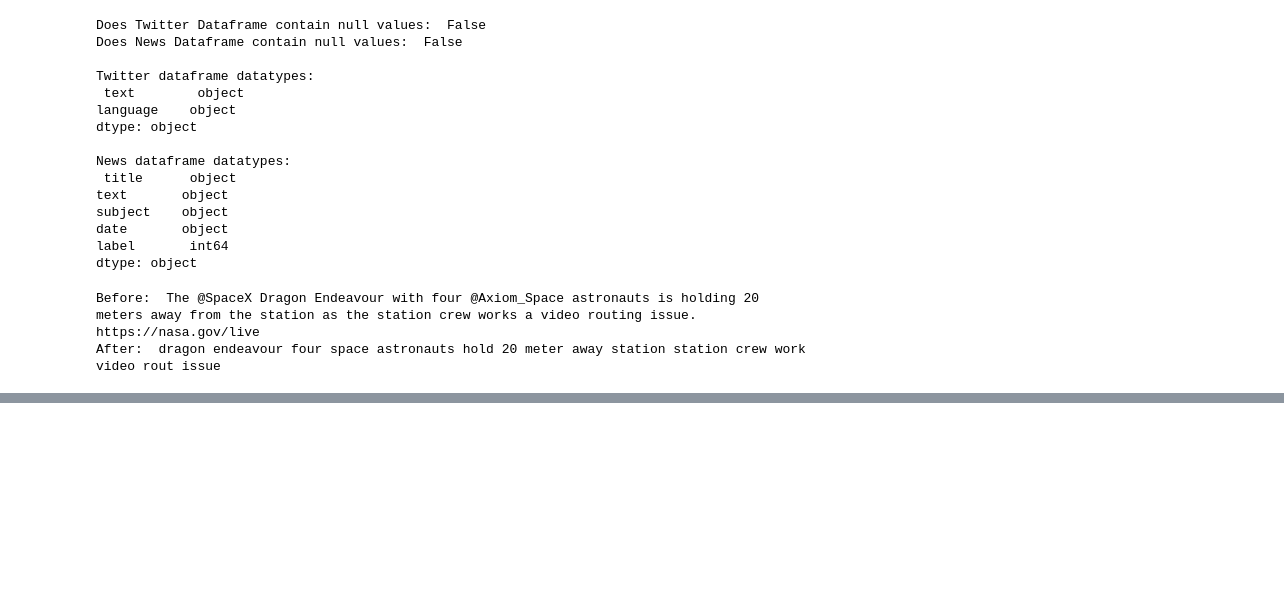
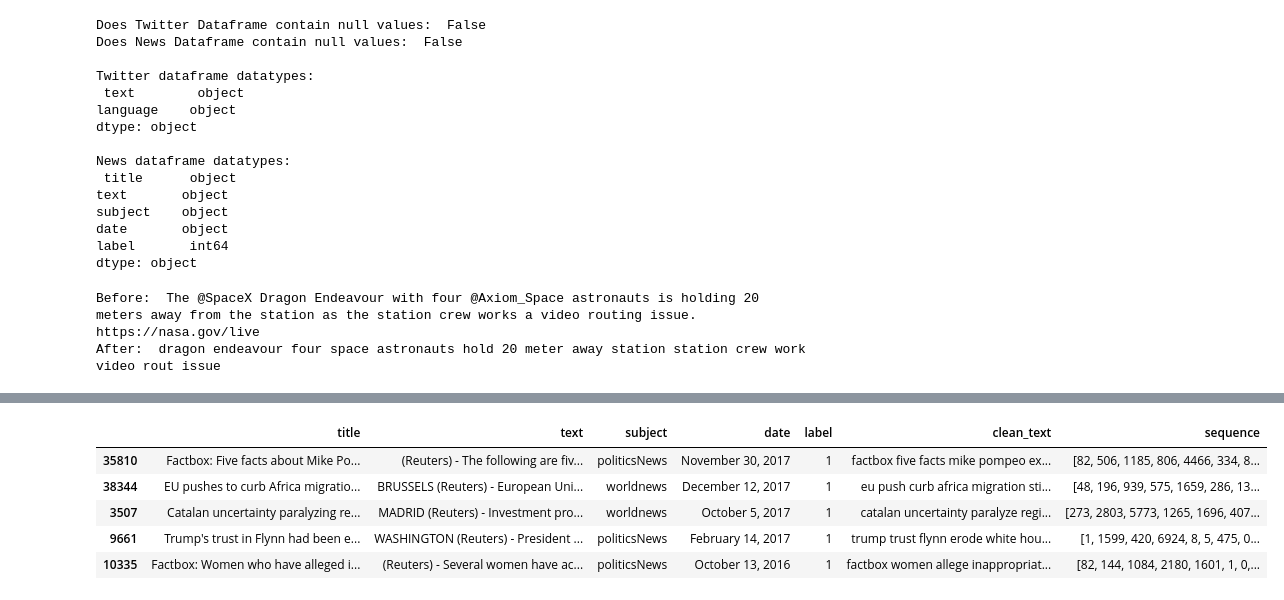
Before and after one commit to nikkenu/JODA, a Jupyter notebook: harjoitustyo/harjoitustyo.ipynb, the cells around one changed output, grey strips where cells are left out. Saved outputs shown, nothing was run; the diff lists cells and outputs as text; code cells hidden in the pictures; blank space fills up the shorter version.

```diff
--- a/harjoitustyo/harjoitustyo.ipynb
+++ b/harjoitustyo/harjoitustyo.ipynb
@@ -224,0 +230,10 @@ news_df.head()
+# %%
+train_df, test_df = train_test_split(news_df, test_size=0.2)
+train_df.head()
+# %% [output]
+|  | title | text | subject | date | label | clean_text | sequence |
+| 35810 | Factbox: Five facts about Mike Po... | (Reuters) - The following are fiv... | politicsNews | November 30, 2017 | 1 | factbox five facts mike pompeo ex... | [82, 506, 1185, 806, 4466, 334, 8... |
+| 38344 | EU pushes to curb Africa migratio... | BRUSSELS (Reuters) - European Uni... | worldnews | December 12, 2017 | 1 | eu push curb africa migration sti... | [48, 196, 939, 575, 1659, 286, 13... |
+| 3507 | Catalan uncertainty paralyzing re... | MADRID (Reuters) - Investment pro... | worldnews | October 5, 2017 | 1 | catalan uncertainty paralyze regi... | [273, 2803, 5773, 1265, 1696, 407... |
+| 9661 | Trump's trust in Flynn had been e... | WASHINGTON (Reuters) - President ... | politicsNews | February 14, 2017 | 1 | trump trust flynn erode white hou... | [1, 1599, 420, 6924, 8, 5, 475, 0... |
+| 10335 | Factbox: Women who have alleged i... | (Reuters) - Several women have ac... | politicsNews | October 13, 2016 | 1 | factbox women allege inappropriat... | [82, 144, 1084, 2180, 1601, 1, 0,... |
```
Also changed, not shown: parts of 12 cells of this notebook.
